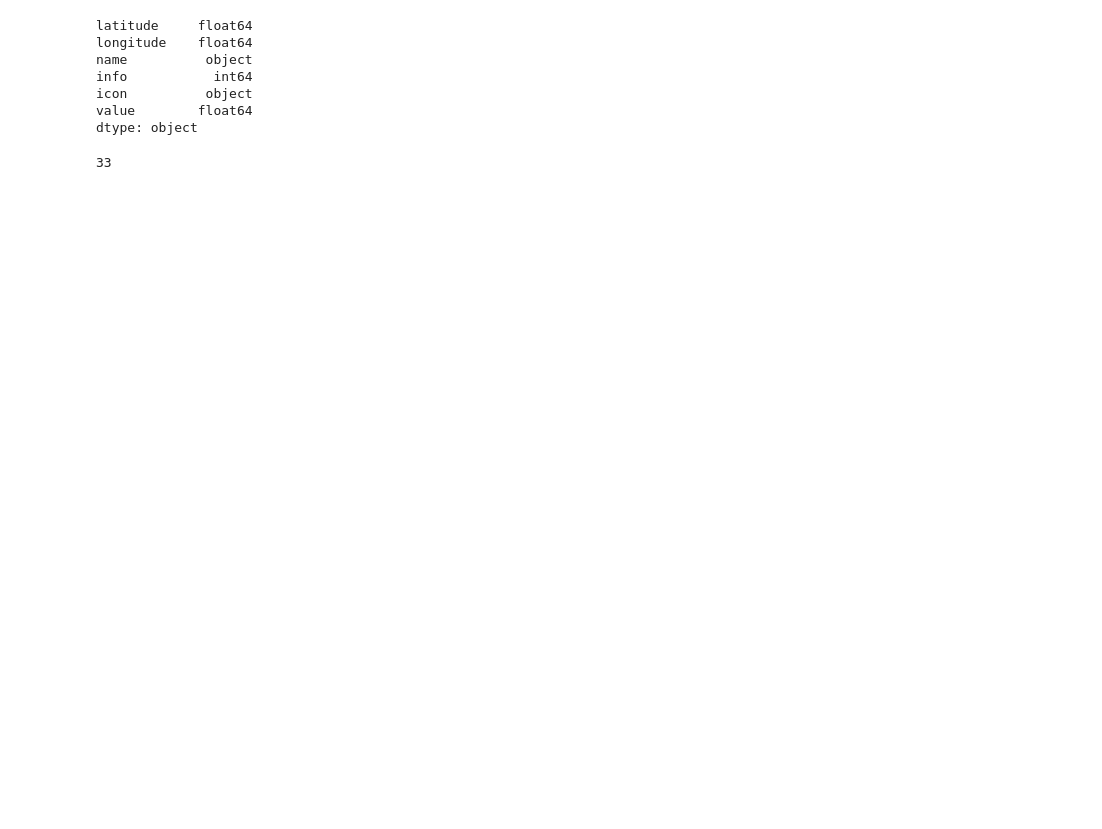
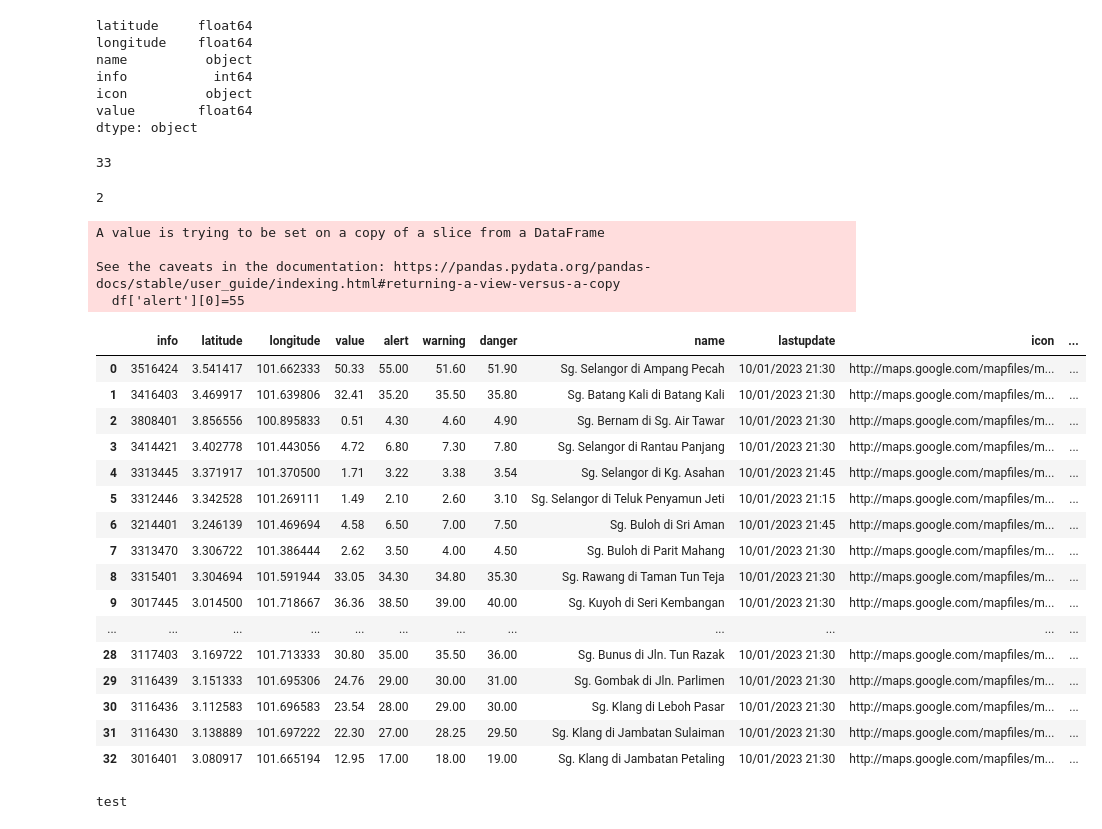
Before and after one commit to wafijailani/myflood-script-only, a Jupyter notebook: 13122022.ipynb, the cells around one changed output. Cells and saved outputs as stored; diff of their text form; code cells hidden in the pictures; blank space fills up the shorter version.

```diff
--- a/13122022.ipynb
+++ b/13122022.ipynb
@@ -290,3 +406,40 @@ engine = create_engine("mysql+pymysql://root:@localhost/myfloodlaravel")
 df.to_sql('locations', con = engine, if_exists='replace', index=False)
 # %% [output]
 33
+# %%
+df
+x='Klang'
+concursor.execute("SELECT phonenum FROM users WHERE status = 1 AND district = '{x}'".format(x=x))
+# %% [output]
+2
+# %%
+df['alert'][0]=55
+# %% [output]
+A value is trying to be set on a copy of a slice from a DataFrame
+
+See the caveats in the documentation: https://pandas.pydata.org/pandas-docs/stable/user_guide/indexing.html#returning-a-view-versus-a-copy
+  df['alert'][0]=55
+# %%
+df
+# %% [output]
+|  | info | latitude | longitude | value | alert | warning | danger | name | lastupdate | icon | ... |
+| 0 | 3516424 | 3.541417 | 101.662333 | 50.33 | 55.00 | 51.60 | 51.90 | Sg. Selangor di Ampang Pecah | 10/01/2023 21:30 | http://maps.google.com/mapfiles/m... | ... |
+| 1 | 3416403 | 3.469917 | 101.639806 | 32.41 | 35.20 | 35.50 | 35.80 | Sg. Batang Kali di Batang Kali | 10/01/2023 21:30 | http://maps.google.com/mapfiles/m... | ... |
+| 2 | 3808401 | 3.856556 | 100.895833 | 0.51 | 4.30 | 4.60 | 4.90 | Sg. Bernam di Sg. Air Tawar | 10/01/2023 21:30 | http://maps.google.com/mapfiles/m... | ... |
+| 3 | 3414421 | 3.402778 | 101.443056 | 4.72 | 6.80 | 7.30 | 7.80 | Sg. Selangor di Rantau Panjang | 10/01/2023 21:30 | http://maps.google.com/mapfiles/m... | ... |
+| 4 | 3313445 | 3.371917 | 101.370500 | 1.71 | 3.22 | 3.38 | 3.54 | Sg. Selangor di Kg. Asahan | 10/01/2023 21:45 | http://maps.google.com/mapfiles/m... | ... |
+| 5 | 3312446 | 3.342528 | 101.269111 | 1.49 | 2.10 | 2.60 | 3.10 | Sg. Selangor di Teluk Penyamun Jeti | 10/01/2023 21:15 | http://maps.google.com/mapfiles/m... | ... |
+| 6 | 3214401 | 3.246139 | 101.469694 | 4.58 | 6.50 | 7.00 | 7.50 | Sg. Buloh di Sri Aman | 10/01/2023 21:45 | http://maps.google.com/mapfiles/m... | ... |
+| 7 | 3313470 | 3.306722 | 101.386444 | 2.62 | 3.50 | 4.00 | 4.50 | Sg. Buloh di Parit Mahang | 10/01/2023 21:30 | http://maps.google.com/mapfiles/m... | ... |
+| 8 | 3315401 | 3.304694 | 101.591944 | 33.05 | 34.30 | 34.80 | 35.30 | Sg. Rawang di Taman Tun Teja | 10/01/2023 21:30 | http://maps.google.com/mapfiles/m... | ... |
+| 9 | 3017445 | 3.014500 | 101.718667 | 36.36 | 38.50 | 39.00 | 40.00 | Sg. Kuyoh di Seri Kembangan | 10/01/2023 21:30 | http://maps.google.com/mapfiles/m... | ... |
+| ... | ... | ... | ... | ... | ... | ... | ... | ... | ... | ... | ... |
+| 28 | 3117403 | 3.169722 | 101.713333 | 30.80 | 35.00 | 35.50 | 36.00 | Sg. Bunus di Jln. Tun Razak | 10/01/2023 21:30 | http://maps.google.com/mapfiles/m... | ... |
+| 29 | 3116439 | 3.151333 | 101.695306 | 24.76 | 29.00 | 30.00 | 31.00 | Sg. Gombak di Jln. Parlimen | 10/01/2023 21:30 | http://maps.google.com/mapfiles/m... | ... |
+| 30 | 3116436 | 3.112583 | 101.696583 | 23.54 | 28.00 | 29.00 | 30.00 | Sg. Klang di Leboh Pasar | 10/01/2023 21:30 | http://maps.google.com/mapfiles/m... | ... |
+| 31 | 3116430 | 3.138889 | 101.697222 | 22.30 | 27.00 | 28.25 | 29.50 | Sg. Klang di Jambatan Sulaiman | 10/01/2023 21:30 | http://maps.google.com/mapfiles/m... | ... |
+| 32 | 3016401 | 3.080917 | 101.665194 | 12.95 | 17.00 | 18.00 | 19.00 | Sg. Klang di Jambatan Petaling | 10/01/2023 21:30 | http://maps.google.com/mapfiles/m... | ... |
+# %%
+print('test')
+# %% [output]
+test
```
Also changed, not shown: parts of 5 cells of this notebook, 3 other files.
